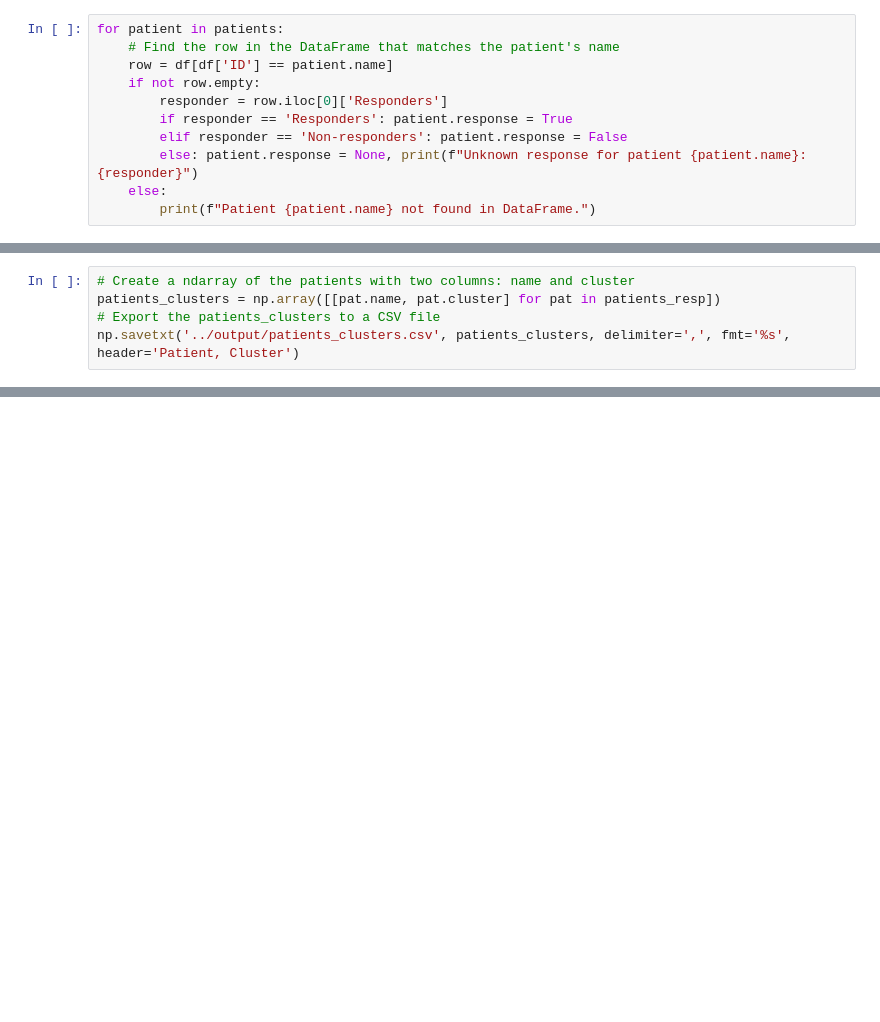
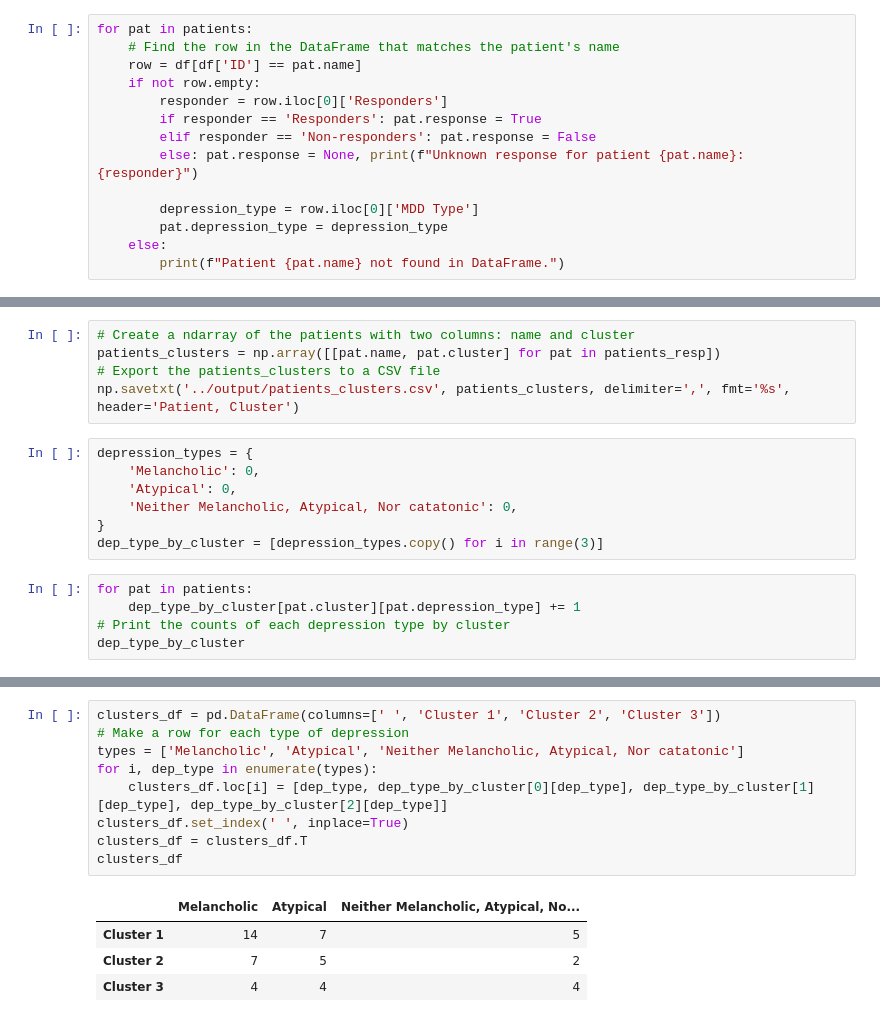
Before and after one commit to 4legalf/complex-systems-project, a Jupyter notebook: notebooks/Clustering.ipynb, the cells around one changed output, grey strips where cells are left out. Cells and saved outputs as stored; diff of their text form; blank space fills up the shorter version.

Commit message:
trying to make complexity measures work + added depression types to clustering

```diff
--- a/notebooks/Clustering.ipynb
+++ b/notebooks/Clustering.ipynb
@@ -167,16 +169,19 @@ df[['ID', 'Responders']]
 | 51 | DD52 | Responders |
 | 52 | DD53 | Non-responders |
 # %%
-for patient in patients:
+for pat in patients:
     # Find the row in the DataFrame that matches the patient's name
-    row = df[df['ID'] == patient.name]
+    row = df[df['ID'] == pat.name]
     if not row.empty:
         responder = row.iloc[0]['Responders']
-        if responder == 'Responders': patient.response = True
-        elif responder == 'Non-responders': patient.response = False
-        else: patient.response = None, print(f"Unknown response for patient {patient.name}: {responder}")
+        if responder == 'Responders': pat.response = True
+        elif responder == 'Non-responders': pat.response = False
+        else: pat.response = None, print(f"Unknown response for patient {pat.name}: {responder}")
+
+        depression_type = row.iloc[0]['MDD Type']
+        pat.depression_type = depression_type
     else:
-        print(f"Patient {patient.name} not found in DataFrame.")
+        print(f"Patient {pat.name} not found in DataFrame.")
 # %% [output]
 Unknown response for patient DD19: nan
 Unknown response for patient DD23: nan
@@ -397,3 +402,15 @@ weighted avg       0.80      0.60      0.57        15
 patients_clusters = np.array([[pat.name, pat.cluster] for pat in patients_resp])
 # Export the patients_clusters to a CSV file
 np.savetxt('../output/patients_clusters.csv', patients_clusters, delimiter=',', fmt='%s', header='Patient, Cluster')
+# %%
+depression_types = {
+    'Melancholic': 0,
+    'Atypical': 0,
+    'Neither Melancholic, Atypical, Nor catatonic': 0,
+}
+dep_type_by_cluster = [depression_types.copy() for i in range(3)]
+# %%
+for pat in patients:
+    dep_type_by_cluster[pat.cluster][pat.depression_type] += 1
+# Print the counts of each depression type by cluster
+dep_type_by_cluster
@@ -399,0 +427,14 @@ np.savetxt('../output/patients_clusters.csv', patients_clusters, delimiter=',',
+# %%
+clusters_df = pd.DataFrame(columns=[' ', 'Cluster 1', 'Cluster 2', 'Cluster 3'])
+# Make a row for each type of depression
+types = ['Melancholic', 'Atypical', 'Neither Melancholic, Atypical, Nor catatonic']
+for i, dep_type in enumerate(types):
+    clusters_df.loc[i] = [dep_type, dep_type_by_cluster[0][dep_type], dep_type_by_cluster[1][dep_type], dep_type_by_cluster[2][dep_type]]
+clusters_df.set_index(' ', inplace=True)
+clusters_df = clusters_df.T
+clusters_df
+# %% [output]
+|  | Melancholic | Atypical | Neither Melancholic, Atypical, No... |
+| Cluster 1 | 14 | 7 | 5 |
+| Cluster 2 | 7 | 5 | 2 |
+| Cluster 3 | 4 | 4 | 4 |
```
Also changed, not shown: parts of 5 cells of this notebook, 8 other files.
